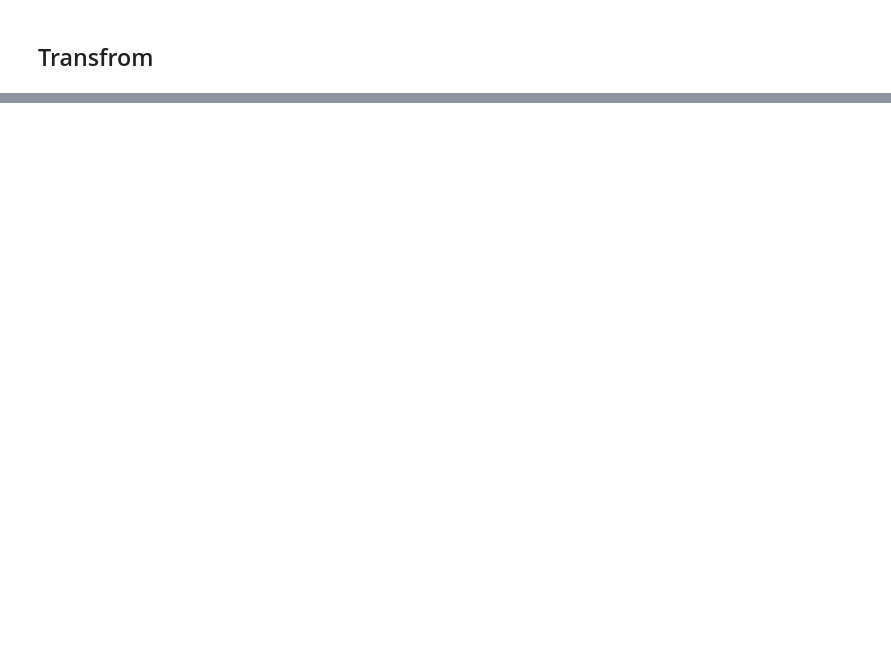
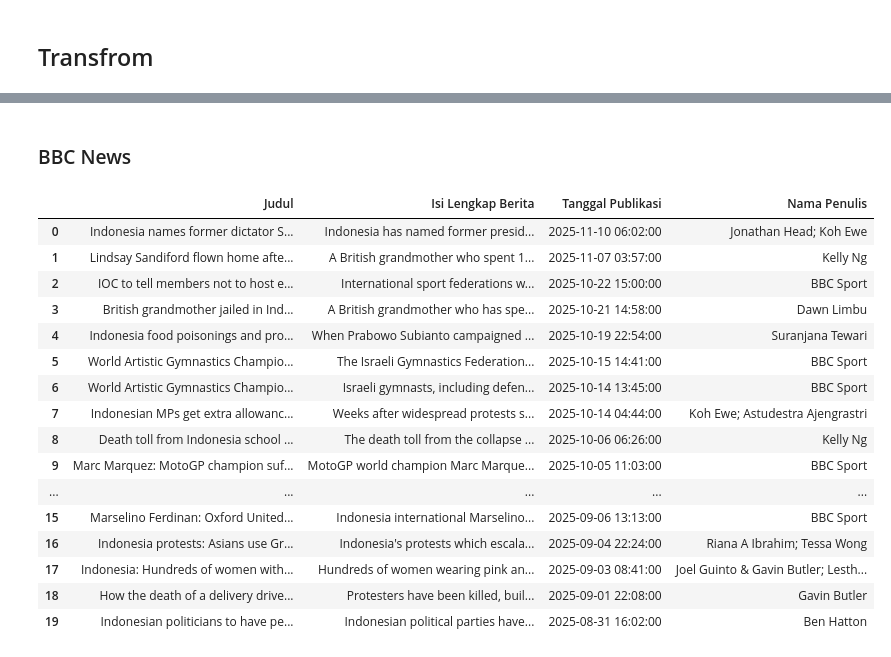
Before and after one commit to RizkyMlana/Scraping-CNNIndonesia, a Jupyter notebook: scraping.ipynb, the cells around one changed output, grey strips where cells are left out. Saved outputs shown, nothing was run; the diff lists cells and outputs as text; code cells hidden in the pictures; blank space fills up the shorter version.

```diff
--- a/scraping.ipynb
+++ b/scraping.ipynb
@@ -138,0 +188,24 @@ df
+# %% [markdown]
+### BBC News
+# %%
+df_bbc = pd.read_excel('Scraping_BBC_result.xlsx')
+df_bbc = df_bbc.head(20)
+df_bbc
+# %% [output]
+|  | Judul | Isi Lengkap Berita | Tanggal Publikasi | Nama Penulis |
+| 0 | Indonesia names former dictator S... | Indonesia has named former presid... | 2025-11-10 06:02:00 | Jonathan Head; Koh Ewe |
+| 1 | Lindsay Sandiford flown home afte... | A British grandmother who spent 1... | 2025-11-07 03:57:00 | Kelly Ng |
+| 2 | IOC to tell members not to host e... | International sport federations w... | 2025-10-22 15:00:00 | BBC Sport |
+| 3 | British grandmother jailed in Ind... | A British grandmother who has spe... | 2025-10-21 14:58:00 | Dawn Limbu |
+| 4 | Indonesia food poisonings and pro... | When Prabowo Subianto campaigned ... | 2025-10-19 22:54:00 | Suranjana Tewari |
+| 5 | World Artistic Gymnastics Champio... | The Israeli Gymnastics Federation... | 2025-10-15 14:41:00 | BBC Sport |
+| 6 | World Artistic Gymnastics Champio... | Israeli gymnasts, including defen... | 2025-10-14 13:45:00 | BBC Sport |
+| 7 | Indonesian MPs get extra allowanc... | Weeks after widespread protests s... | 2025-10-14 04:44:00 | Koh Ewe; Astudestra Ajengrastri |
+| 8 | Death toll from Indonesia school ... | The death toll from the collapse ... | 2025-10-06 06:26:00 | Kelly Ng |
+| 9 | Marc Marquez: MotoGP champion suf... | MotoGP world champion Marc Marque... | 2025-10-05 11:03:00 | BBC Sport |
+| ... | ... | ... | ... | ... |
+| 15 | Marselino Ferdinan: Oxford United... | Indonesia international Marselino... | 2025-09-06 13:13:00 | BBC Sport |
+| 16 | Indonesia protests: Asians use Gr... | Indonesia's protests which escala... | 2025-09-04 22:24:00 | Riana A Ibrahim; Tessa Wong |
+| 17 | Indonesia: Hundreds of women with... | Hundreds of women wearing pink an... | 2025-09-03 08:41:00 | Joel Guinto & Gavin Butler; Lesth... |
+| 18 | How the death of a delivery drive... | Protesters have been killed, buil... | 2025-09-01 22:08:00 | Gavin Butler |
+| 19 | Indonesian politicians to have pe... | Indonesian political parties have... | 2025-08-31 16:02:00 | Ben Hatton |
```
Also changed, not shown: parts of 21 cells of this notebook.
